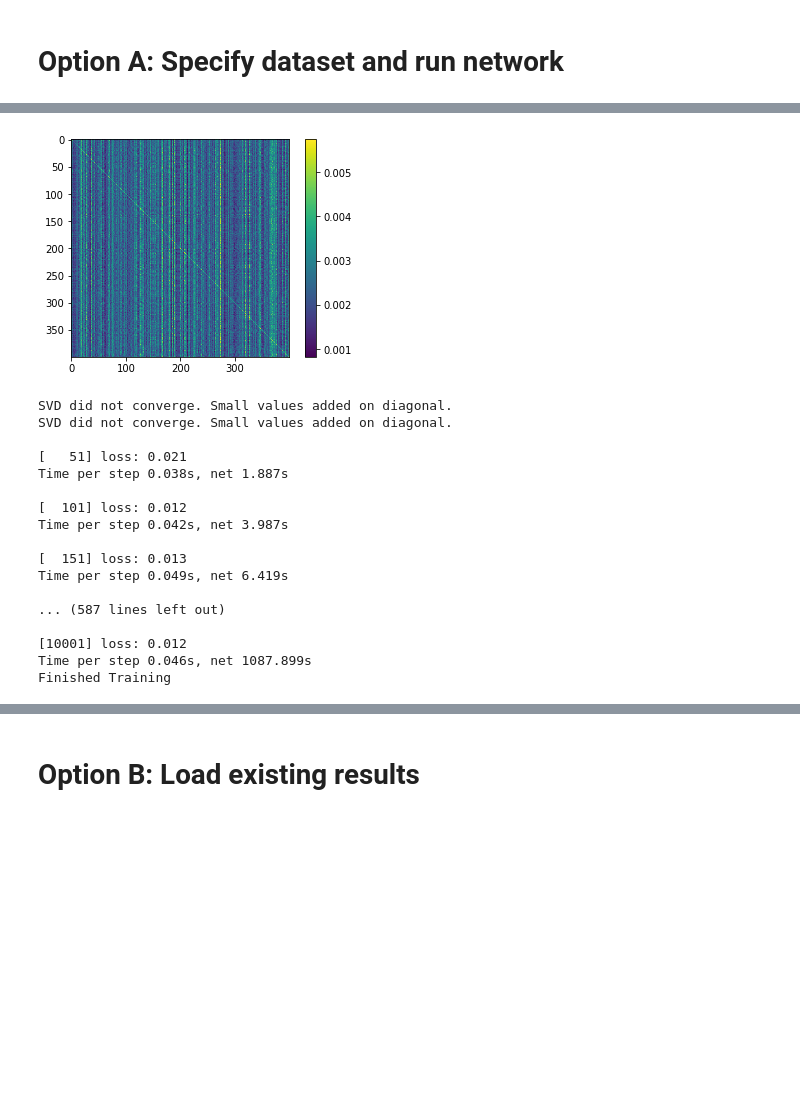
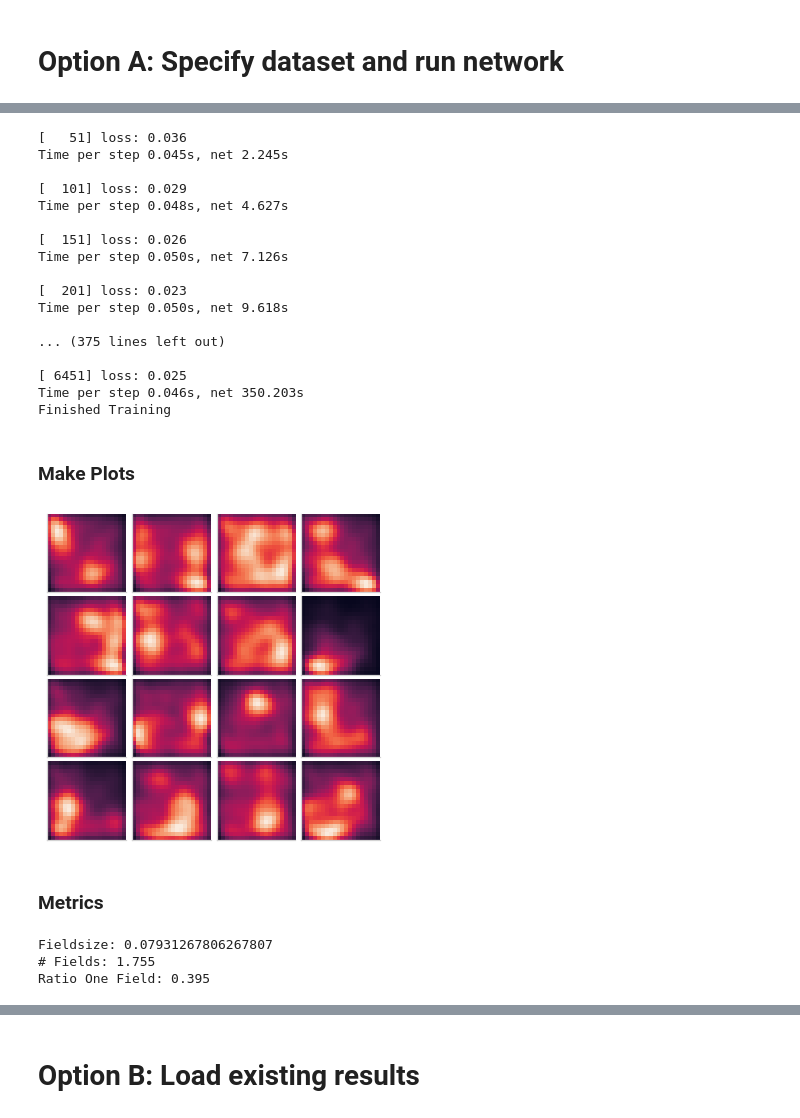
Before and after one commit to chingf/sr-project, a Jupyter notebook: notebooks/5c-place-fields.ipynb, the cells around one changed output, grey strips where cells are left out. Saved outputs shown, nothing was run; the diff lists cells and outputs as text; code cells hidden in the pictures; blank space fills up the shorter version.

```diff
--- a/notebooks/5c-place-fields.ipynb
+++ b/notebooks/5c-place-fields.ipynb
@@ -23,6 +25,8 @@ device = 'cpu'
 # Option A: Specify dataset and run network
 # %%
 num_states = 20*20
+# %%
+gamma=0.75
 # %%
 # N-hot inputs
 feature_maker_kwargs = {
@@ -115,44 +112,40 @@ if nan_idxs.size > 0:
-# %%
-plt.figure()
-plt.imshow(T)
-plt.colorbar()
-plt.show()
-# %% [output]
-[figure, removed]
 # %%
 rnn = AnalyticSR(
     num_states=input_size, gamma=gamma,
     ca3_kwargs={
         'use_dynamic_lr':False, 'lr': 1E-3,
+        #'rollout':30
         #'parameterize': True,
-        #'alpha': 1.2, 'beta': 1.2
+        'alpha': 2., 'beta': 2.
         }
     )
-np.random.seed(seed)
+
 outputs, loss, dset = run_rnn(
     '../trained_models/test/', rnn, dataset,
     dataset_config, gamma=gamma, test_over_all=False,
     train_net=False, return_dset=True
     )
 # %% [output]
-SVD did not converge. Small values added on diagonal.
-SVD did not converge. Small values added on diagonal.
+[   51] loss: 0.036
+Time per step 0.045s, net 2.245s
 
-[   51] loss: 0.021
-Time per step 0.038s, net 1.887s
+[  101] loss: 0.029
+Time per step 0.048s, net 4.627s
 
-[  101] loss: 0.012
-Time per step 0.042s, net 3.987s
+[  151] loss: 0.026
+Time per step 0.050s, net 7.126s
 
-[  151] loss: 0.013
-Time per step 0.049s, net 6.419s
+[  201] loss: 0.023
+Time per step 0.050s, net 9.618s
 
-... (587 lines left out)
+... (375 lines left out)
 
-[10001] loss: 0.012
-Time per step 0.046s, net 1087.899s
+[ 6451] loss: 0.025
+Time per step 0.046s, net 350.203s
 Finished Training
 # %%
 walk_xs = dset.xs
 walk_ys = dset.ys
 arena_length = int(np.sqrt(dset.num_states))
+# %% [markdown]
+### Make Plots
@@ -158,0 +154,31 @@ arena_length = int(np.sqrt(dset.num_states))
+# %%
+import matplotlib.gridspec as gridspec
+
+grid_x = 4; grid_y = 4;
+
+plt.figure(figsize = (6, 6))
+gs1 = gridspec.GridSpec(grid_x, grid_y)
+gs1.update(wspace=0.05, hspace=0.05) # set the spacing between axes.
+
+neurs = np.arange(outputs.shape[1])
+np.random.shuffle(neurs)
+
+idx = 0
+for neur in neurs:
+    ff, _ = get_firing_field(
+        walk_xs, walk_ys, outputs[:,neur],
+        arena_length, normalize=True
+        )
+    ax = plt.subplot(gs1[idx])
+    plt.axis('on')
+    ax.imshow(ff/ff.max(), vmin=0., vmax=1)
+    ax.set_xticks([])
+    ax.set_yticks([])
+
+    idx += 1
+    if idx == grid_x*grid_y: break
+plt.show()
+# %% [output]
+[figure, added]
+# %% [markdown]
+### Metrics
@@ -158,0 +187,8 @@ arena_length = int(np.sqrt(dset.num_states))
+# %%
+print(f'Fieldsize: {fieldsize}')
+print(f'# Fields: {nfield}')
+print(f'Ratio One Field: {onefield}')
+# %% [output]
+Fieldsize: 0.07931267806267807
+# Fields: 1.755
+Ratio One Field: 0.395
```
Also changed, not shown: parts of 29 cells of this notebook, 10 other files.
